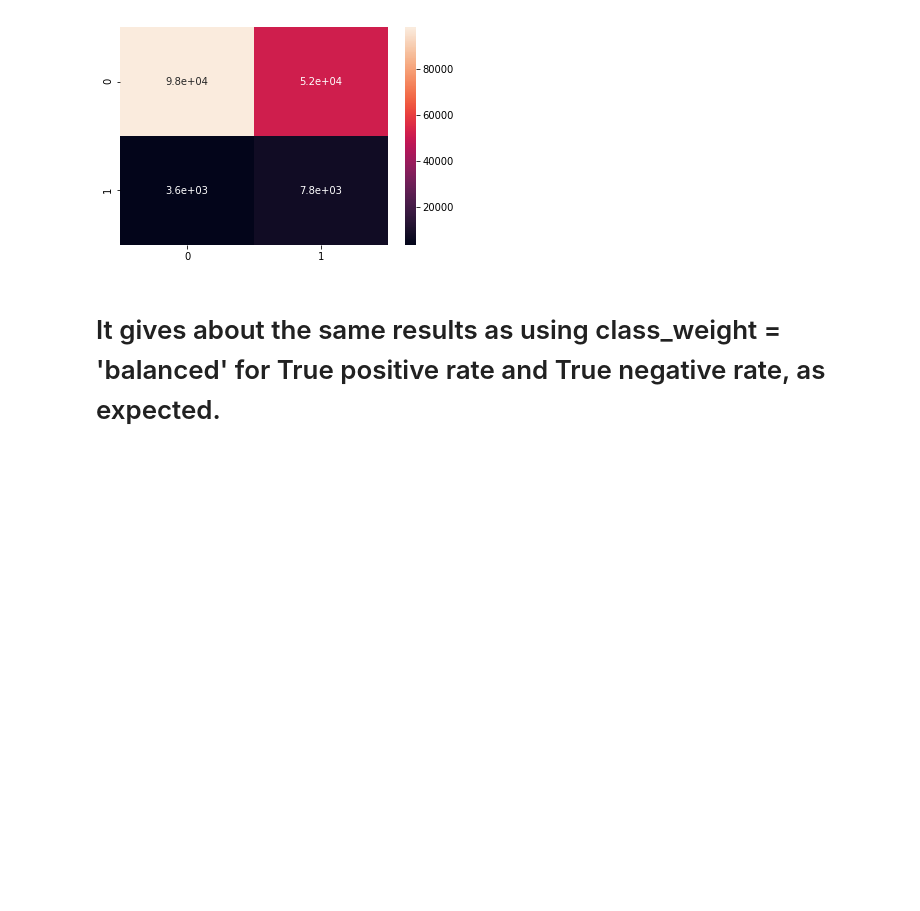
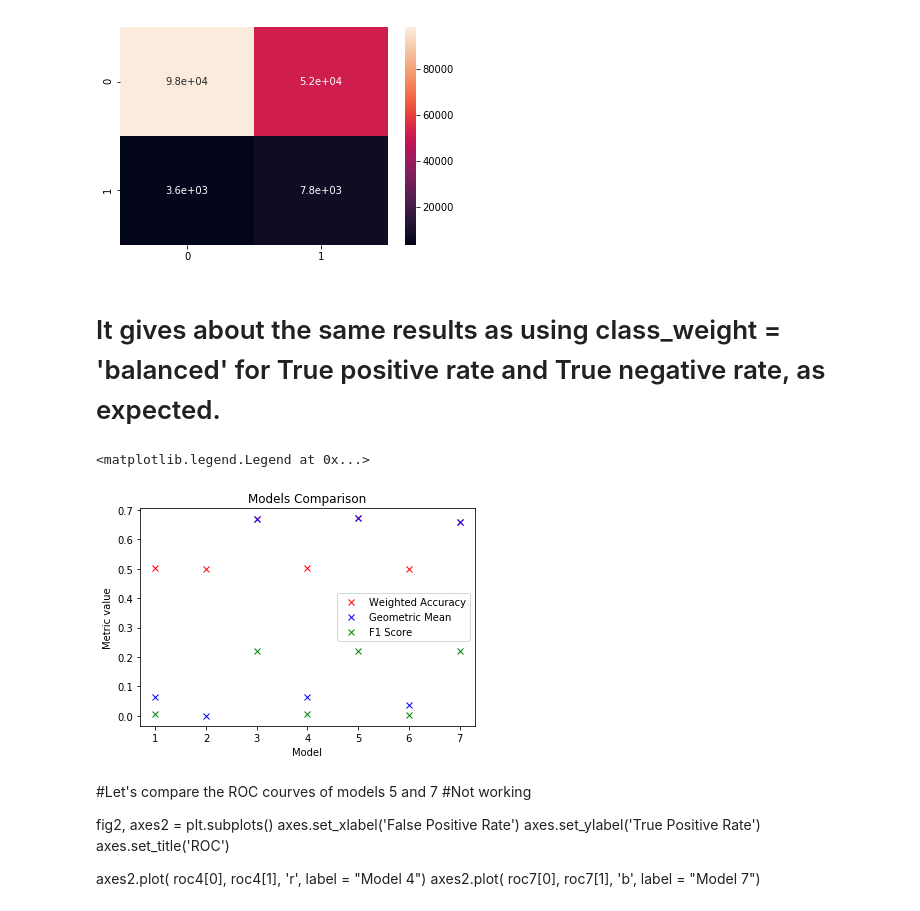
Before and after one commit to netomenoci/Doclib, a Jupyter notebook: Logistic Regression + Random Forest Comparison.ipynb, the cells around one changed output. Drawn from its saved outputs; the diff is of its cells as text; code cells hidden in the pictures; blank space fills up the shorter version.

```diff
--- a/Logistic Regression + Random Forest Comparison.ipynb
+++ b/Logistic Regression + Random Forest Comparison.ipynb
@@ -377,3 +457,34 @@ Test error is 34.49%
 [figure]
 # %% [markdown]
 # It gives about the same results as using class_weight = 'balanced' for True positive rate and True negative rate, as expected.
+# %%
+metrics_list = [metrics1, metrics2, metrics3, metrics4, metrics5, metrics6, metrics7]
+
+weighted_accuracy_list = [metric[2] for metric in metrics_list]
+g_mean_list = [metric[1] for metric in metrics_list]
+f1_list = [metric[0] for metric in metrics_list]
+# %%
+fig, axes = plt.subplots()
+axes.plot( range(1,8), weighted_accuracy_list, 'xr', label = "Weighted Accuracy")
+axes.set_xlabel('Model')
+axes.set_ylabel('Metric value')
+axes.set_title('Models Comparison');
+
+axes.plot(range(1,8), g_mean_list, 'xb' , label="Geometric Mean")
+axes.plot(range(1,8), f1_list, 'xg' , label="F1 Score")
+
+axes.legend()
+# %% [output]
+<matplotlib.legend.Legend at 0x...>
+[figure, added]
+# %% [markdown]
+#Let's compare the ROC courves of models 5 and 7
+#Not working
+
+fig2, axes2 = plt.subplots()
+axes.set_xlabel('False Positive Rate')
+axes.set_ylabel('True Positive Rate')
+axes.set_title('ROC')
+
+axes2.plot( roc4[0], roc4[1], 'r', label = "Model 4")
+axes2.plot( roc7[0], roc7[1], 'b', label = "Model 7")
```
Also changed, not shown: parts of 24 cells of this notebook, 3 other files.
